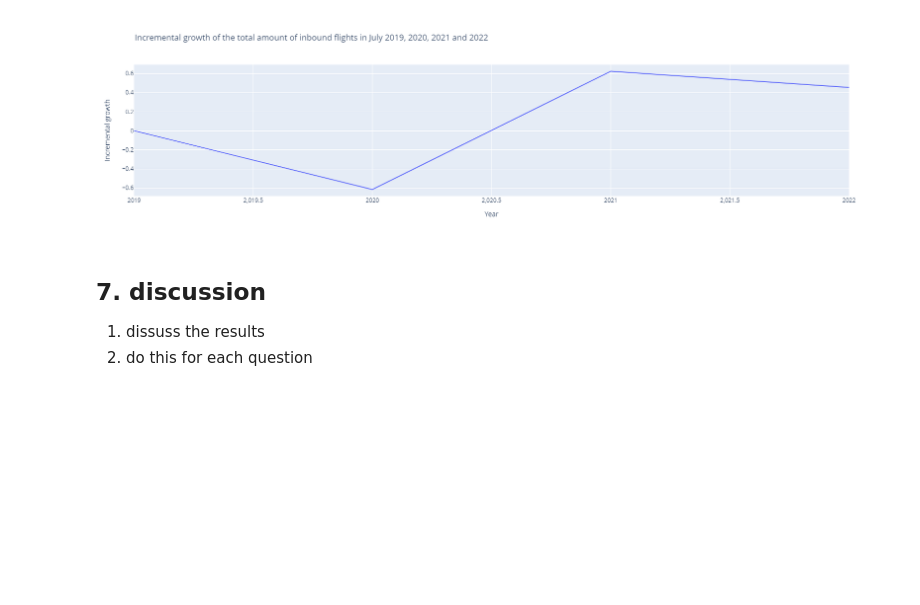
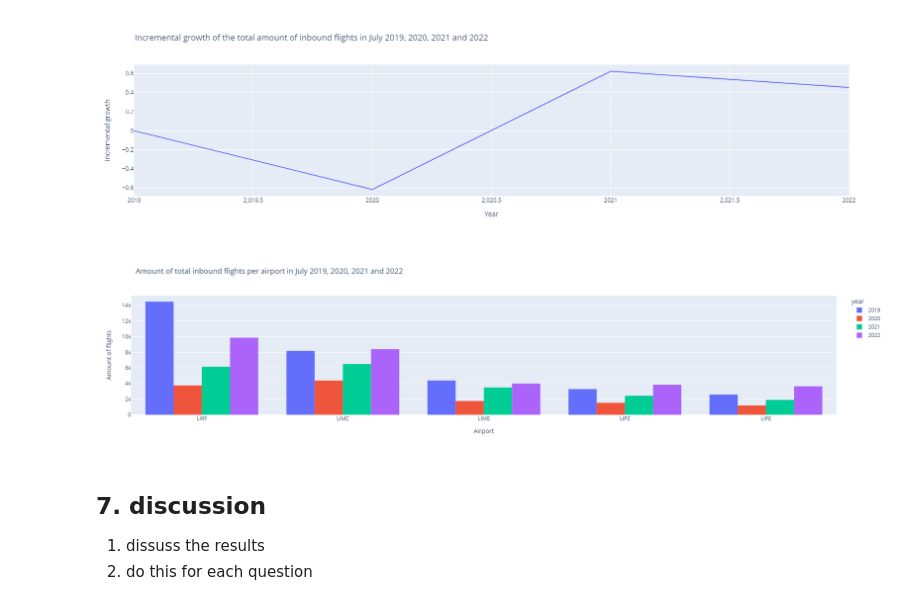
Before and after one commit to daanvanderk/TIL6010-LabAssignments, a Jupyter notebook: Project/Paper.ipynb, the cells around one changed output. Cells and saved outputs as stored; diff of their text form; code cells hidden in the pictures; blank space fills up the shorter version.

```diff
--- a/Project/Paper.ipynb
+++ b/Project/Paper.ipynb
@@ -154,6 +154,12 @@ Image(filename='Question 1 Totalflightspermonth7.png')
 Image(filename='Incremental growth of all the airports.png')
 # %% [output]
 [figure]
+# %%
+# load image Totaal inbound flights per airports.png and display them in the notebook
+
+Image(filename='Totaal inbound flights per airports.png')
+# %% [output]
+[figure, added]
 # %% [markdown]
 ## 7. discussion
 
```
Also changed, not shown: 1 other file.
